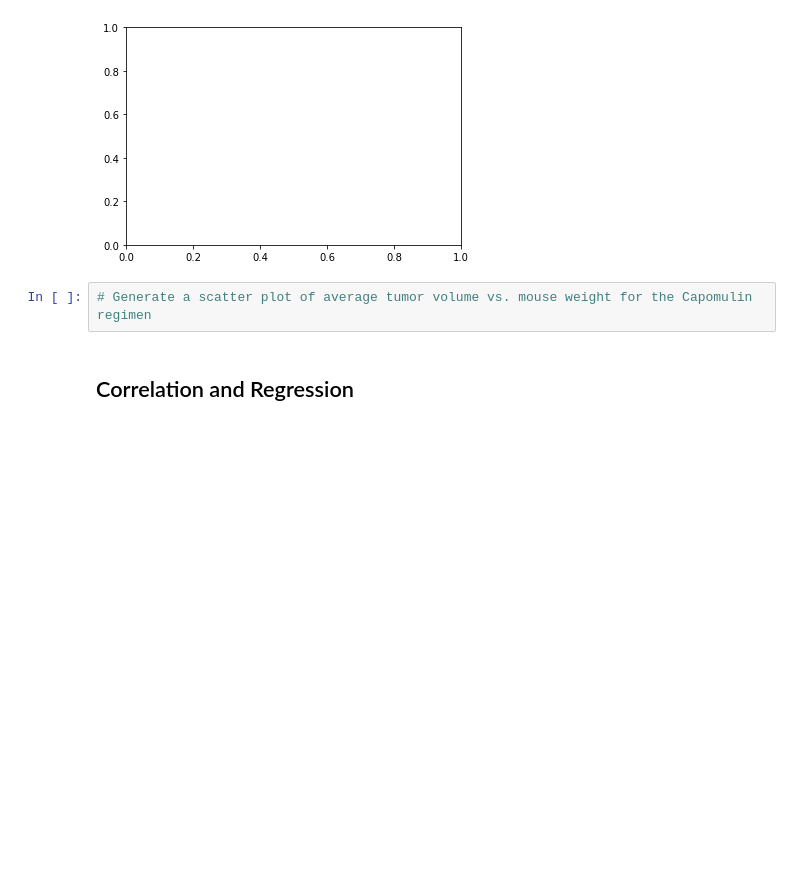
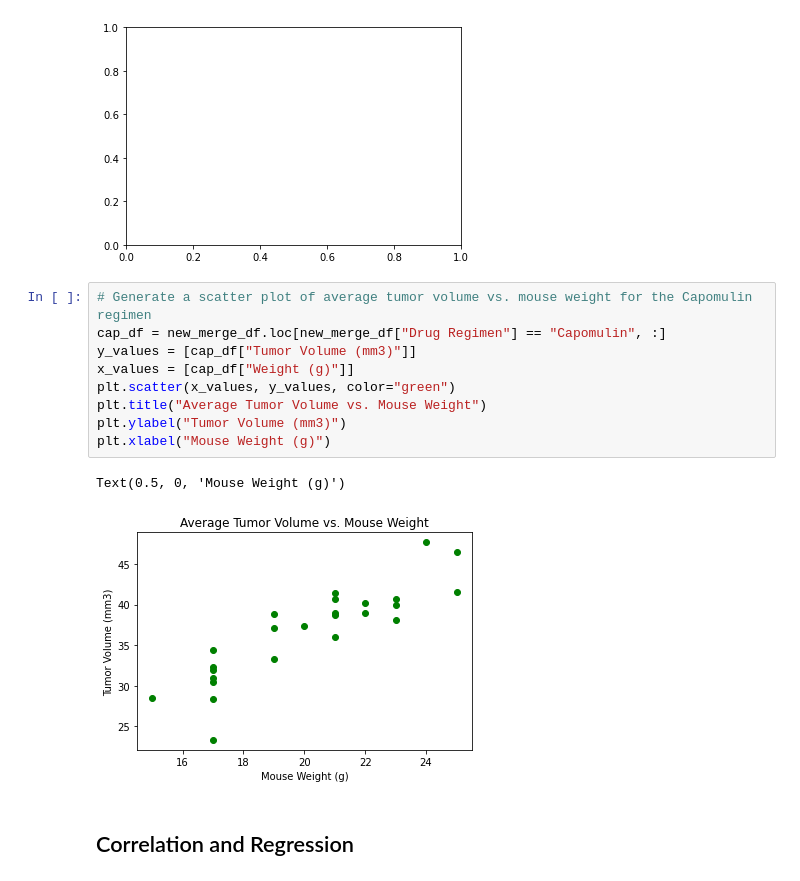
Before and after one commit to rteves0914/Matplotlib-challenge, a Jupyter notebook: Pymaceuticals.ipynb, the cells around one changed output. Cells and saved outputs as stored; diff of their text form; blank space fills up the shorter version.

Commit message:
Charts

```diff
--- a/Pymaceuticals.ipynb
+++ b/Pymaceuticals.ipynb
@@ -264,8 +260,18 @@ plt.show()
 # %% [output]
 ValueError: x and y must have same first dimension, but have shapes (100,) and (25, 7)
 [figure]
-# %%
-# Generate a scatter plot of average tumor volume vs. mouse weight for the Capomulin regimen
+# %%
+# Generate a scatter plot of average tumor volume vs. mouse weight for the Capomulin regimen
+cap_df = new_merge_df.loc[new_merge_df["Drug Regimen"] == "Capomulin", :]
+y_values = [cap_df["Tumor Volume (mm3)"]]
+x_values = [cap_df["Weight (g)"]]
+plt.scatter(x_values, y_values, color="green")
+plt.title("Average Tumor Volume vs. Mouse Weight")
+plt.ylabel("Tumor Volume (mm3)")
+plt.xlabel("Mouse Weight (g)")
+# %% [output]
+Text(0.5, 0, 'Mouse Weight (g)')
+[figure, added]
 # %% [markdown]
 ## Correlation and Regression
 # %%
```
Also changed, not shown: parts of 2 cells of this notebook.
